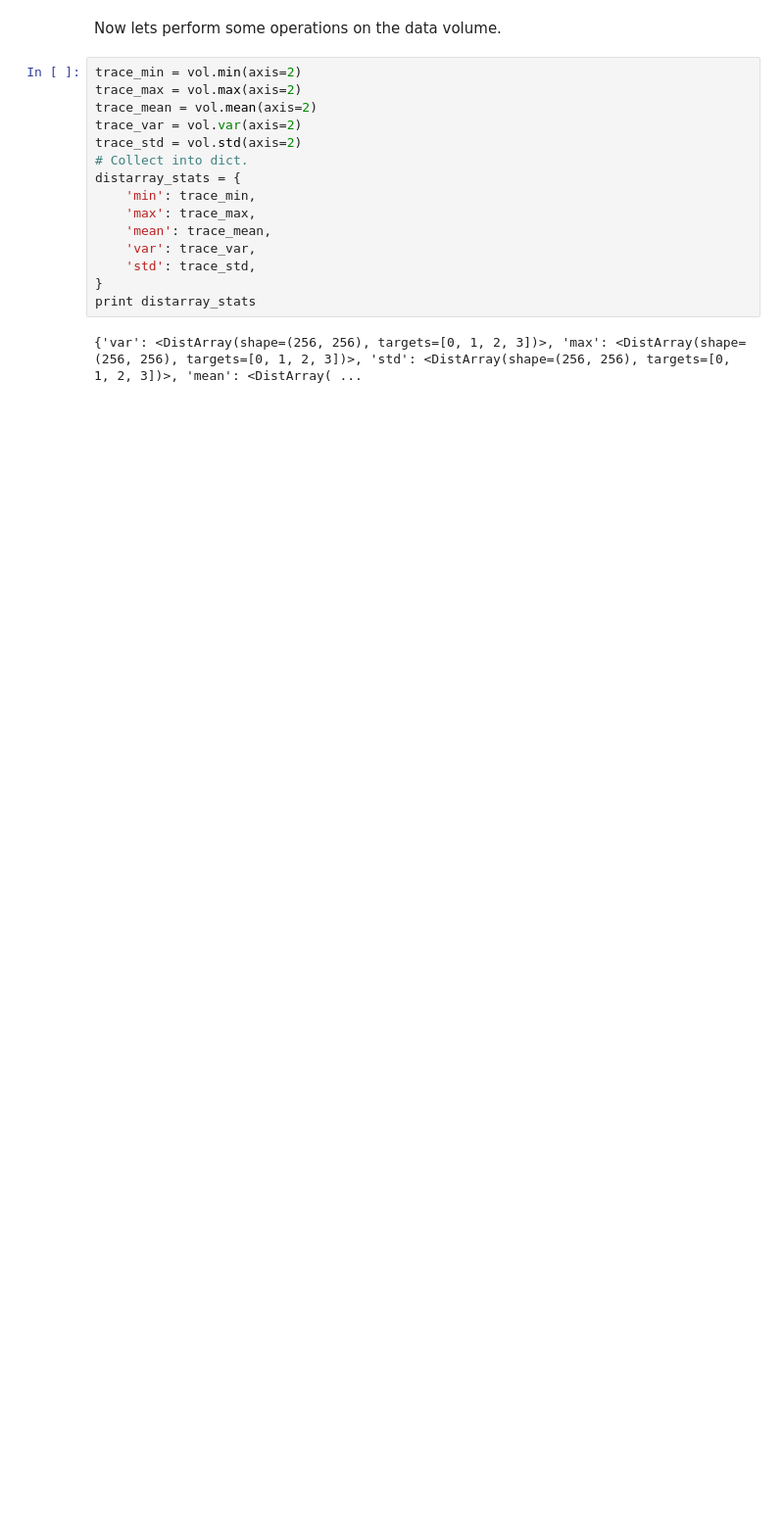
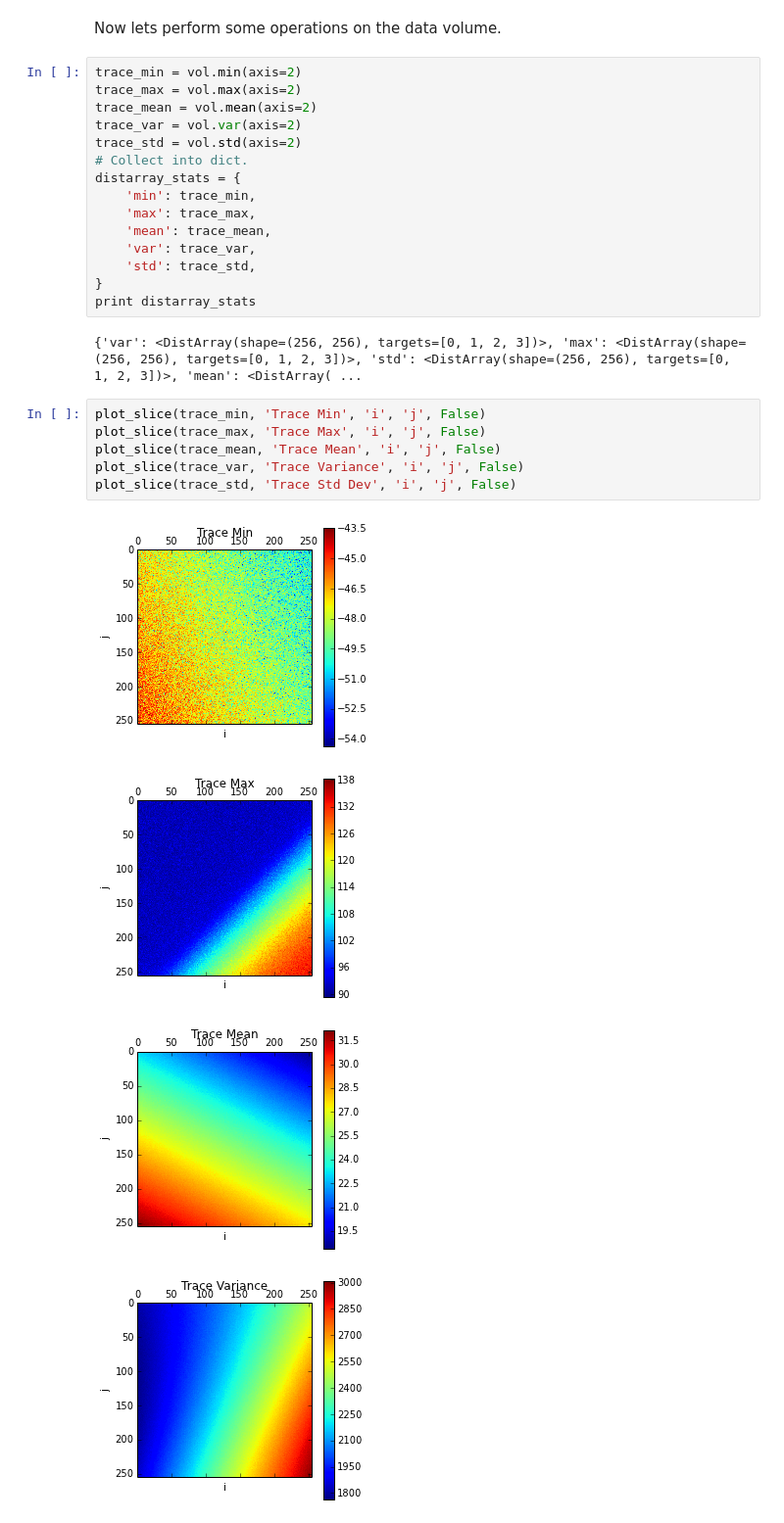
Before and after one commit to enthought/distarray, a Jupyter notebook: examples/seismic-volume/seismic-volume.ipynb, the cells around one changed output. Shown at 98% size. Drawn from its saved outputs; the diff is of its cells as text; blank space fills up the shorter version.

```diff
--- a/examples/seismic-volume/seismic-volume.ipynb
+++ b/examples/seismic-volume/seismic-volume.ipynb
@@ -302,3 +288,14 @@ distarray_stats = {
 print distarray_stats
 # %% [output]
 {'var': <DistArray(shape=(256, 256), targets=[0, 1, 2, 3])>, 'max': <DistArray(shape=(256, 256), targets=[0, 1, 2, 3])>, 'std': <DistArray(shape=(256, 256), targets=[0, 1, 2, 3])>, 'mean': <DistArray( ...
+# %%
+plot_slice(trace_min, 'Trace Min', 'i', 'j', False)
+plot_slice(trace_max, 'Trace Max', 'i', 'j', False)
+plot_slice(trace_mean, 'Trace Mean', 'i', 'j', False)
+plot_slice(trace_var, 'Trace Variance', 'i', 'j', False)
+plot_slice(trace_std, 'Trace Std Dev', 'i', 'j', False)
+# %% [output]
+[figure, added]
+[figure, added]
+[figure, added]
+[figure, added]
```
Also changed, not shown: parts of 5 cells of this notebook.
